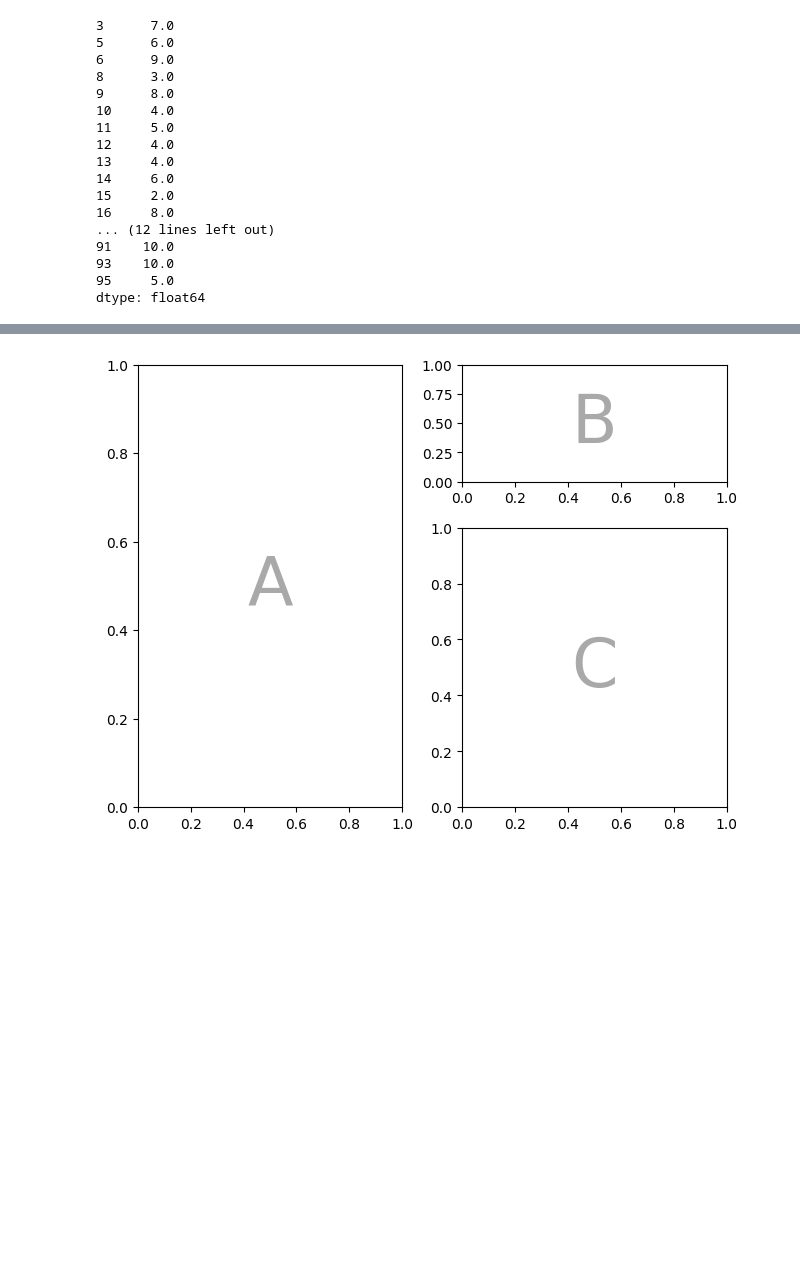
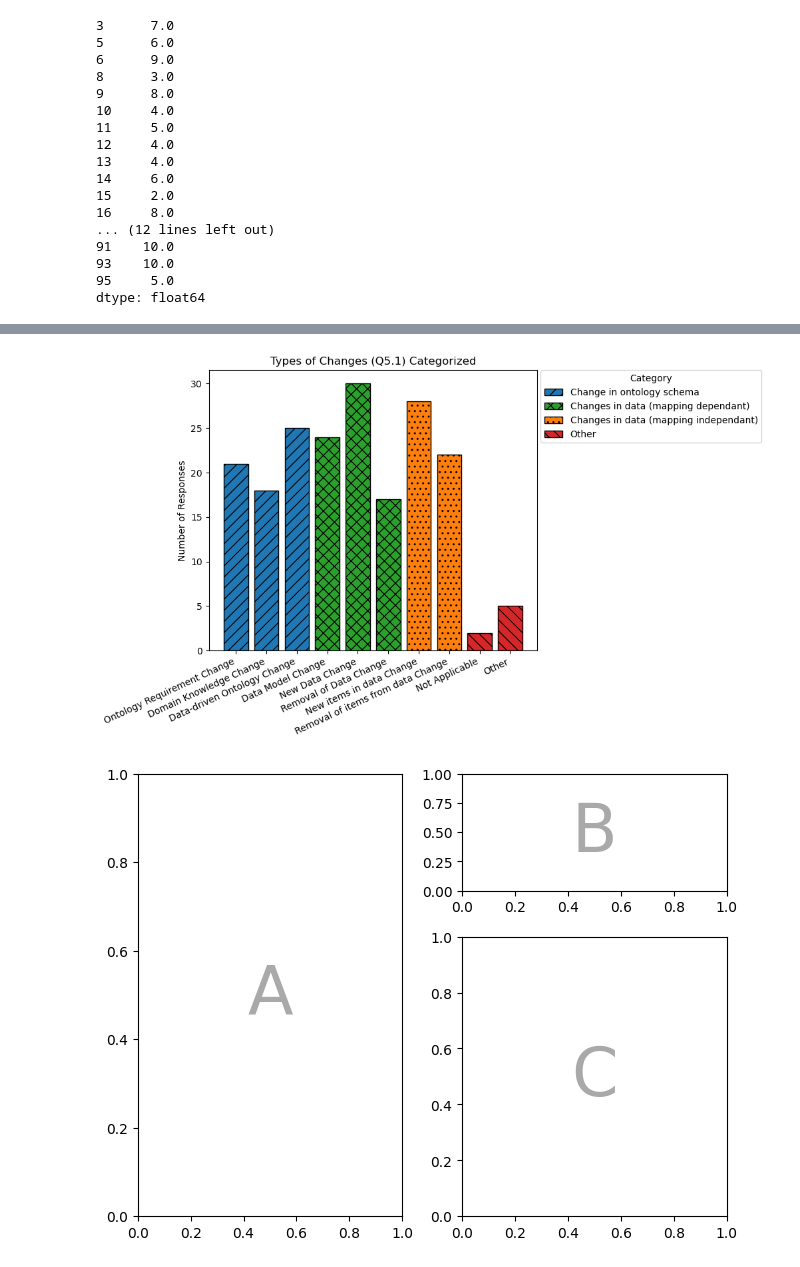
Before and after one commit to oeg-upm/LOT-resources, a Jupyter notebook: website/LOT4KG/survey/survey_processing.ipynb, the cells around one changed output, grey strips where cells are left out. Cells and saved outputs as stored; diff of their text form; code cells hidden in the pictures; blank space fills up the shorter version.

Commit message:
Added patterns to figure.

```diff
--- a/website/LOT4KG/survey/survey_processing.ipynb
+++ b/website/LOT4KG/survey/survey_processing.ipynb
@@ -761,3 +698,93 @@ plt.show()
+# %%
+import pandas as pd
+import matplotlib.pyplot as plt
+import numpy as np
+import os
+
+# Load the CSV (adjust filename as needed)
+raw = pd.read_csv("anonymised_raw_survey_responses.csv")
+
+# Q5.1 dictionary and category mapping
+q51_labels = {
+    "Q5.1_1": "Ontology Requirement Change",
+    "Q5.1_2": "Domain Knowledge Change",
+    "Q5.1_3": "Data-driven Ontology Change",
+    "Q5.1_4": "Data Model Change",
+    "Q5.1_5": "New Data Change",
+    "Q5.1_6": "Removal of Data Change",
+    "Q5.1_7": "New items in data Change",
+    "Q5.1_8": "Removal of items from data Change",
+    "Q5.1_9": "Not Applicable",
+    "Q5.1_10": "Other",
+}
+q51_categories = {
+    "Q5.1_1": "Change in ontology schema",
+    "Q5.1_2": "Change in ontology schema",
+    "Q5.1_3": "Change in ontology schema",
+    "Q5.1_4": "Changes in data (mapping dependant)",
+    "Q5.1_5": "Changes in data (mapping dependant)",
+    "Q5.1_6": "Changes in data (mapping dependant)",
+    "Q5.1_7": "Changes in data (mapping independant)",
+    "Q5.1_8": "Changes in data (mapping independant)",
+    "Q5.1_9": "Other",
+    "Q5.1_10": "Other",
+}
+category_colors = {
+    "Change in ontology schema": "#1f77b4",           # blue
+    "Changes in data (mapping dependant)": "#2ca02c", # green
+    "Changes in data (mapping independant)": "#ff7f0e",# orange
+    "Other": "#d62728"                                # red
+}
+# Assign a single hatch per category
+category_hatches = {
+    "Change in ontology schema": "//",
+    "Changes in data (mapping dependant)": "xx",
+    "Changes in data (mapping independant)": "..",
+    "Other": "\\\\"
+}
+
+# Only include columns present in both DataFrame and dictionary
+q51_cols = [col for col in raw.columns if col in q51_labels]
+
+labels = []
+counts = []
+bar_colors = []
+bar_hatches = []
+bar_categories = []
+for col in q51_cols:
+    label = q51_labels[col]
+    category = q51_categories.get(col, "Other")
+    count = raw[col][~raw[col].isin([0, -99, "", np.nan])].count()
+    labels.append(label)
+    counts.append(count)
+    bar_colors.append(category_colors[category])
+    bar_hatches.append(category_hatches[category])
+    bar_categories.append(category)
+
+fig, ax = plt.subplots(figsize=(10, 6))
+bars = ax.bar(labels, counts, color=bar_colors, edgecolor='black')
+
+# Apply hatches by category
+for bar, hatch in zip(bars, bar_hatches):
+    bar.set_hatch(hatch)
+
+# Create legend handles manually (unique categories, matching color and hatch)
+import matplotlib.patches as mpatches
+handles = []
+for cat in category_colors.keys():
+    patch = mpatches.Patch(facecolor=category_colors[cat], edgecolor='black', hatch=category_hatches[cat], label=cat)
+    handles.append(patch)
+ax.legend(handles=handles, title="Category", bbox_to_anchor=(1.01, 1), loc='upper left', borderaxespad=0.)
+
+ax.set_ylabel("Number of Responses")
+ax.set_title("Types of Changes (Q5.1) Categorized")
+ax.set_xticklabels(labels, rotation=25, ha="right")
+plt.tight_layout()
+
+plt.savefig("ChangeTypes.png", dpi=600, format='png', bbox_inches='tight', transparent=True)
+plt.show()
+# %% [output]
+[figure, added]
 # %%
 # Helper function used for visualization in the following examples
 def identify_axes(ax_dict, fontsize=48):
```
Also changed, not shown: parts of 2 cells of this notebook, 1 other file.
